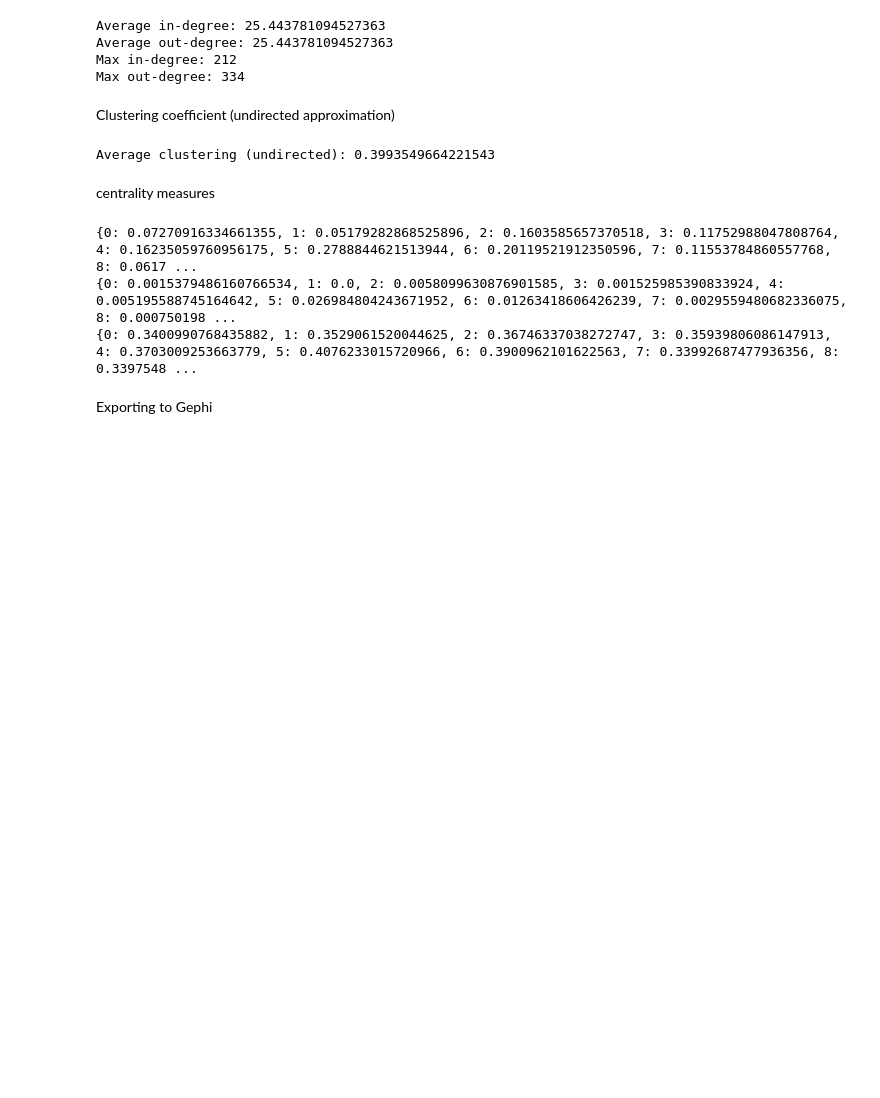
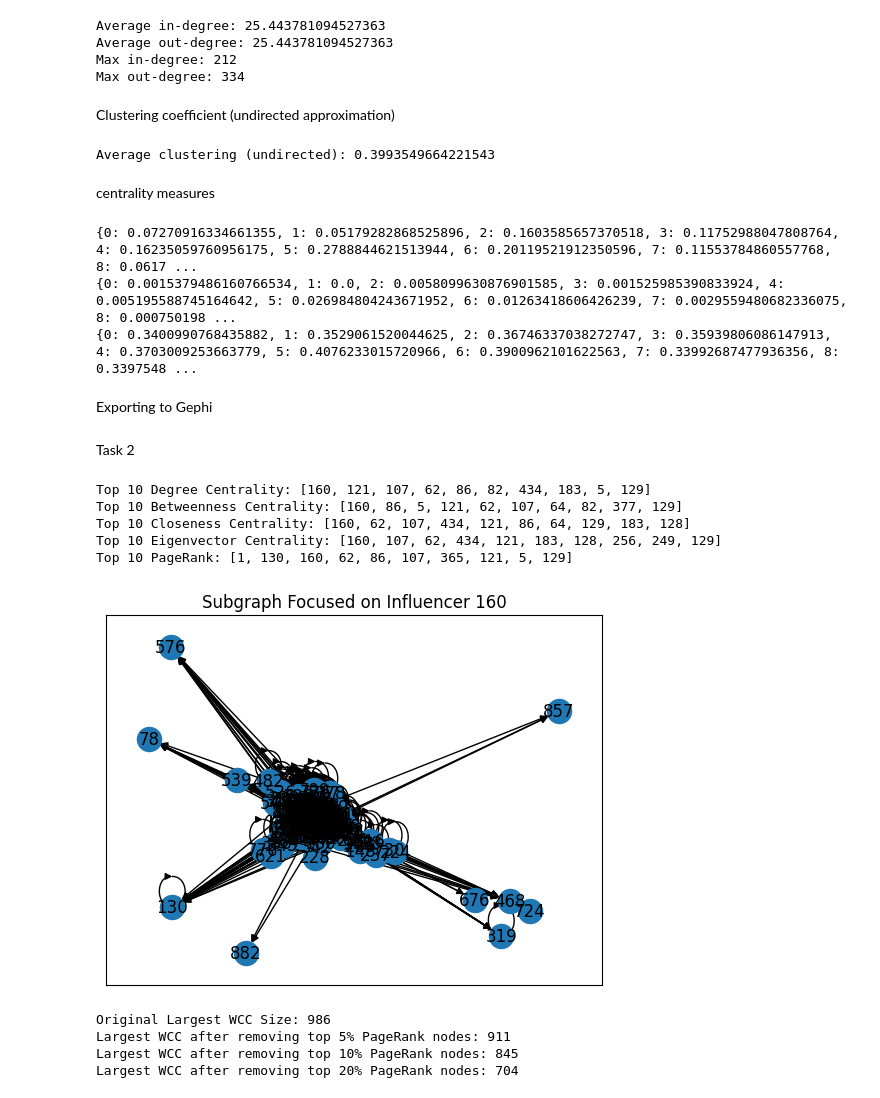
Before and after one commit to jn-gr/DMNS_TASK1, a Jupyter notebook: analysis.ipynb, the cells around one changed output. Drawn from its saved outputs; the diff is of its cells as text; code cells hidden in the pictures; blank space fills up the shorter version.

```diff
--- a/analysis.ipynb
+++ b/analysis.ipynb
@@ -91,3 +94,82 @@ print(close_cent)
 Exporting to Gephi
 # %%
 nx.write_gexf(G, "email_eu_core_with_depts.gexf")
+# %% [markdown]
+Task 2
+# %%
+
+# Compute Additional Centrality Measures
+try:
+    eigen_centrality = nx.eigenvector_centrality(G, max_iter=1000)
+except nx.PowerIterationFailedConvergence:
+    G_undirected = G.to_undirected()
+    eigen_centrality = nx.eigenvector_centrality(G_undirected, max_iter=1000)
+
+pagerank_scores = nx.pagerank(G, alpha=0.85)
+
+# Compare Top Influencers
+top_deg = sorted(nx.degree_centrality(G).items(), key=lambda x: x[1], reverse=True)[:10]
+top_betw = sorted(nx.betweenness_centrality(G).items(), key=lambda x: x[1], reverse=True)[:10]
+top_close = sorted(nx.closeness_centrality(G).items(), key=lambda x: x[1], reverse=True)[:10]
+top_eigen = sorted(eigen_centrality.items(), key=lambda x: x[1], reverse=True)[:10]
+top_pr = sorted(pagerank_scores.items(), key=lambda x: x[1], reverse=True)[:10]
+
+print("Top 10 Degree Centrality:", [n for n,_ in top_deg])
+print("Top 10 Betweenness Centrality:", [n for n,_ in top_betw])
+print("Top 10 Closeness Centrality:", [n for n,_ in top_close])
+print("Top 10 Eigenvector Centrality:", [n for n,_ in top_eigen])
+print("Top 10 PageRank:", [n for n,_ in top_pr])
+
+# Analyse Key Influencers
+influencer = top_eigen[0][0]
+sub_nodes = set([influencer]) \
+            .union(set(G.predecessors(influencer))) \
+            .union(set(G.successors(influencer)))
+
+subgraph_influencer = G.subgraph(sub_nodes)
+pos = nx.spring_layout(subgraph_influencer)
+nx.draw_networkx(subgraph_influencer, pos, with_labels=True)
+plt.title(f"Subgraph Focused on Influencer {influencer}")
+plt.show()
+
+# 4. Evaluate Impact of Removing Central Nodes
+def largest_wcc_size(graph):
+    # returns the size of largest weakly connected component in a directed graph
+    return max(len(c) for c in nx.weakly_connected_components(graph))
+
+sorted_by_pr = [n for (n, c) in sorted(pagerank_scores.items(), key=lambda x: x[1], reverse=True)]
+G_copy = G.copy()
+
+original_size_lcc = largest_wcc_size(G_copy)
+print(f"Original Largest WCC Size: {original_size_lcc}")
+
+# Remove top 5%
+remove_count_5 = int(0.05 * G.number_of_nodes())
+G_copy.remove_nodes_from(sorted_by_pr[:remove_count_5])
+size_lcc_5 = largest_wcc_size(G_copy)
+print(f"Largest WCC after removing top 5% PageRank nodes: {size_lcc_5}")
+
+# Remove top 10%
+G_copy_10 = G.copy()  # fresh copy if you want an independent measurement
+remove_count_10 = int(0.10 * G.number_of_nodes())
+G_copy_10.remove_nodes_from(sorted_by_pr[:remove_count_10])
+size_lcc_10 = largest_wcc_size(G_copy_10)
+print(f"Largest WCC after removing top 10% PageRank nodes: {size_lcc_10}")
+
+# Remove top 20%
+G_copy_20 = G.copy()  # fresh copy if you want an independent measurement
+remove_count_20 = int(0.20 * G.number_of_nodes())
+G_copy_20.remove_nodes_from(sorted_by_pr[:remove_count_20])
+size_lcc_20 = largest_wcc_size(G_copy_20)
+print(f"Largest WCC after removing top 20% PageRank nodes: {size_lcc_20}")
+# %% [output]
+Top 10 Degree Centrality: [160, 121, 107, 62, 86, 82, 434, 183, 5, 129]
+Top 10 Betweenness Centrality: [160, 86, 5, 121, 62, 107, 64, 82, 377, 129]
+Top 10 Closeness Centrality: [160, 62, 107, 434, 121, 86, 64, 129, 183, 128]
+Top 10 Eigenvector Centrality: [160, 107, 62, 434, 121, 183, 128, 256, 249, 129]
+Top 10 PageRank: [1, 130, 160, 62, 86, 107, 365, 121, 5, 129]
+[figure, added]
+Original Largest WCC Size: 986
+Largest WCC after removing top 5% PageRank nodes: 911
+Largest WCC after removing top 10% PageRank nodes: 845
+Largest WCC after removing top 20% PageRank nodes: 704
```
Also changed, not shown: parts of 4 cells of this notebook, 1 other file.
